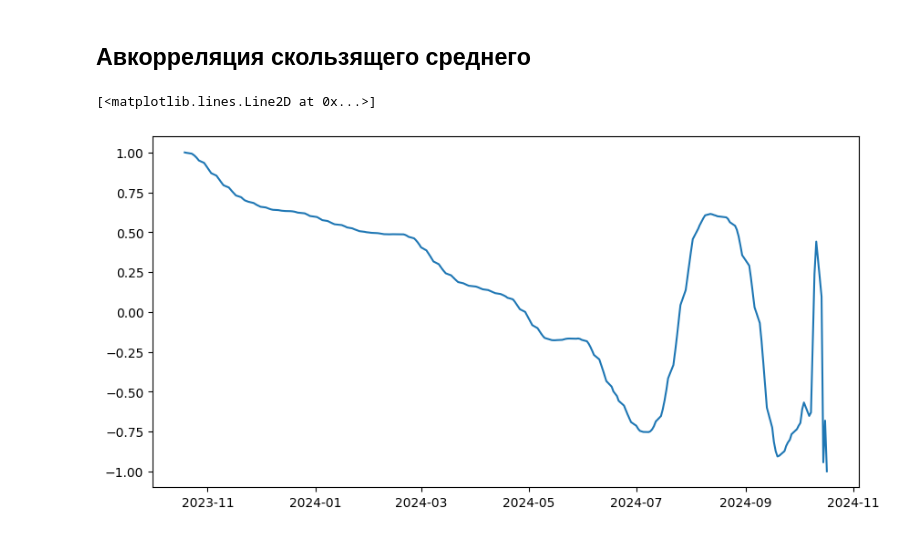
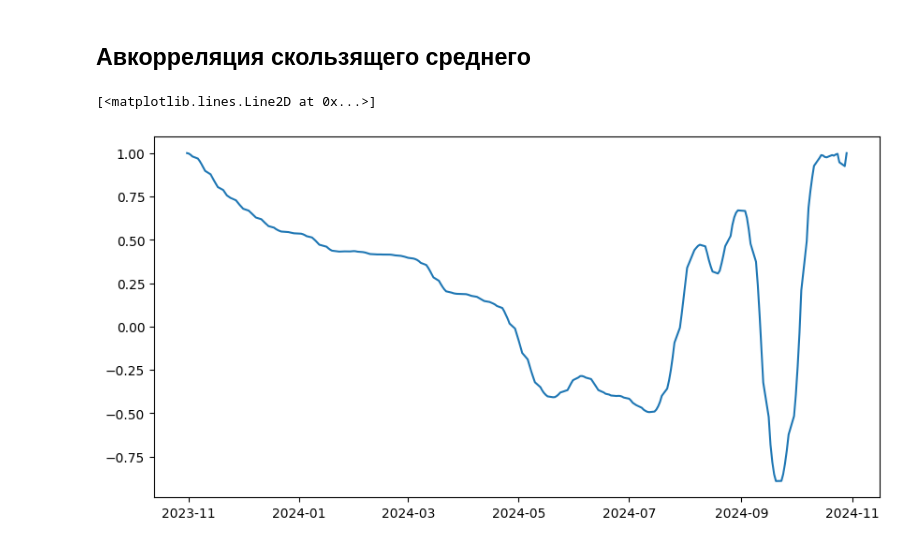
Before and after one commit to Exarkun1/6401kazakovpa, a Jupyter notebook: data_analysis/notebook.ipynb, the cells around one changed output. Saved outputs shown, nothing was run; the diff lists cells and outputs as text; code cells hidden in the pictures.

```diff
--- a/data_analysis/notebook.ipynb
+++ b/data_analysis/notebook.ipynb
@@ -21,7 +25,8 @@ plt.plot(dates, prices)
 # %% [markdown]
 ## Скользящее среднее
 # %%
-msft_movavg = msft_analyser.calc_movavg(datetime.timedelta(10))
+msft_movavg = msft_analyser.calc_movavg(datetime.timedelta(10),
+                                        join_cols=["Moving avg"])
 (dates1, prices1) = get_col_arrays(msft_data, col="Open")
 (dates2, prices2) = get_col_arrays(msft_movavg, col="Moving avg")
 fig = plt.figure(figsize=(10, 10))
@@ -60,10 +67,11 @@ plt.plot(dates, prices)
 # %% [markdown]
 ## Авкорреляция скользящего среднего
 # %%
-msft_autocor = msft_analyser.calc_autocor(col="Moving avg")
+msft_autocor = msft_analyser.calc_autocor(col="Moving avg",
+                                          join_cols="Autocor")
 (dates, prices) = get_col_arrays(msft_autocor, col="Autocor")
 fig = plt.figure(figsize=(10, 5))
 plt.plot(dates, prices)
 # %% [output]
 [<matplotlib.lines.Line2D at 0x...>]
-[figure, old version]
+[figure, new version]
```
Also changed, not shown: parts of 8 cells of this notebook, 5 other files.
